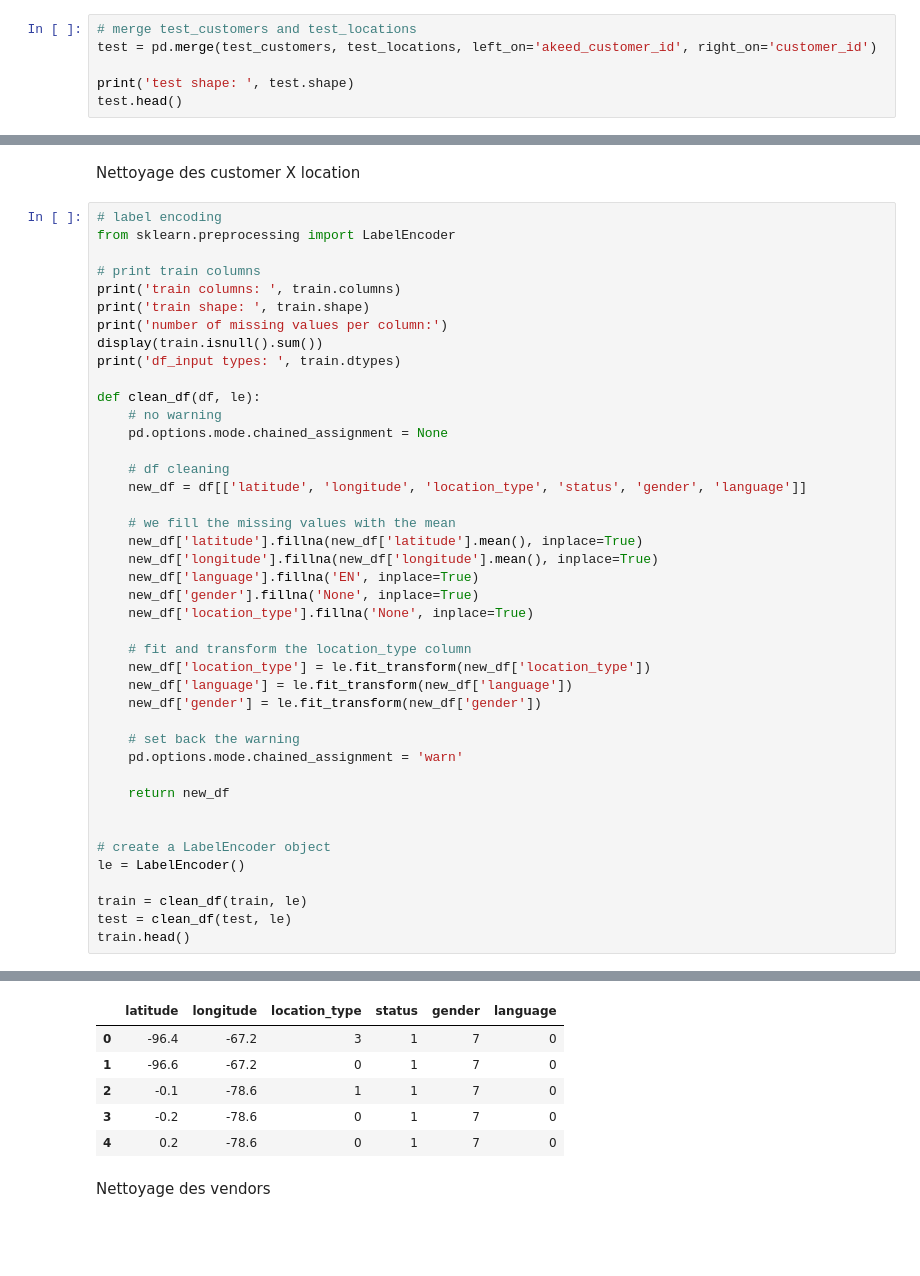
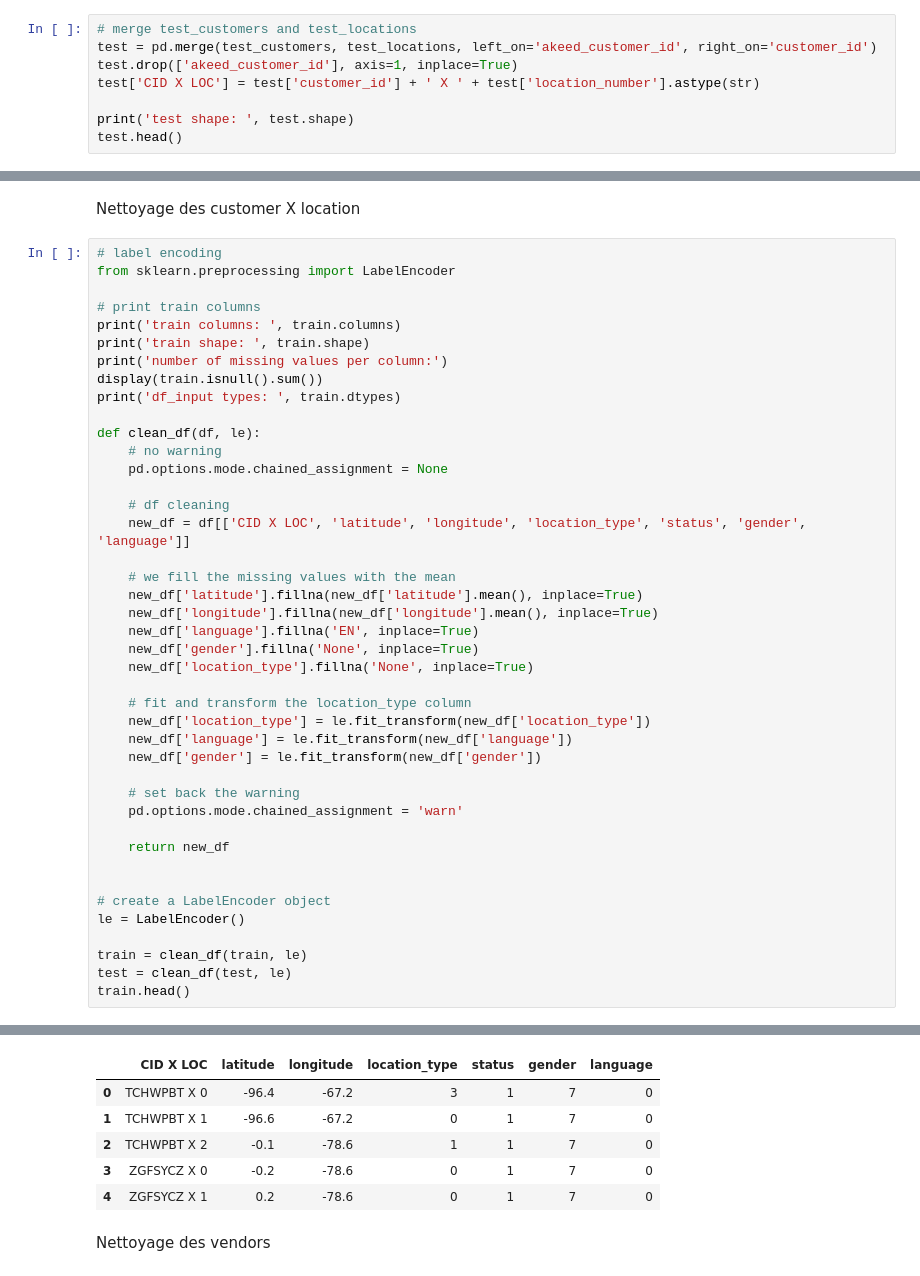
Before and after one commit to pili27/rema, a Jupyter notebook: FinalProject_Notebook.ipynb, the cells around one changed output, grey strips where cells are left out. Saved outputs shown, nothing was run; the diff lists cells and outputs as text; blank space fills up the shorter version.

```diff
--- a/FinalProject_Notebook.ipynb
+++ b/FinalProject_Notebook.ipynb
@@ -99,6 +106,8 @@ train shape:  (58213, 13)
 # %%
 # merge test_customers and test_locations
 test = pd.merge(test_customers, test_locations, left_on='akeed_customer_id', right_on='customer_id')
+test.drop(['akeed_customer_id'], axis=1, inplace=True)
+test['CID X LOC'] = test['customer_id'] + ' X ' + test['location_number'].astype(str)
 
 print('test shape: ', test.shape)
 test.head()
@@ -171,7 +180,7 @@ def clean_df(df, le):
     pd.options.mode.chained_assignment = None
 
     # df cleaning
-    new_df = df[['latitude', 'longitude', 'location_type', 'status', 'gender', 'language']]
+    new_df = df[['CID X LOC', 'latitude', 'longitude', 'location_type', 'status', 'gender', 'language']]
 
     # we fill the missing values with the mean
     new_df['latitude'].fillna(new_df['latitude'].mean(), inplace=True)
@@ -205,39 +214,39 @@ train columns:  Index(['gender', 'dob', 'status', 'verified', 'language', 'creat
 train shape:  (58213, 13)
 number of missing values per column:
 gender             17051
 dob                53018
 status                 0
 verified               0
 language           15769
 created_at             0
 updated_at             0
 customer_id            0
 location_number        0
 location_type      26593
 latitude               6
 longitude              6
 CID X LOC              0
 dtype: int64
 df_input types:  gender              object
 dob                float64
 status               int64
 verified             int64
 language            object
 created_at          object
 updated_at          object
 customer_id         object
 location_number      int64
 location_type       object
 latitude           float64
 longitude          float64
 CID X LOC           object
 dtype: object
-|  | latitude | longitude | location_type | status | gender | language |
-| 0 | -96.4 | -67.2 | 3 | 1 | 7 | 0 |
-| 1 | -96.6 | -67.2 | 0 | 1 | 7 | 0 |
-| 2 | -0.1 | -78.6 | 1 | 1 | 7 | 0 |
-| 3 | -0.2 | -78.6 | 0 | 1 | 7 | 0 |
-| 4 | 0.2 | -78.6 | 0 | 1 | 7 | 0 |
+|  | CID X LOC | latitude | longitude | location_type | status | gender | language |
+| 0 | TCHWPBT X 0 | -96.4 | -67.2 | 3 | 1 | 7 | 0 |
+| 1 | TCHWPBT X 1 | -96.6 | -67.2 | 0 | 1 | 7 | 0 |
+| 2 | TCHWPBT X 2 | -0.1 | -78.6 | 1 | 1 | 7 | 0 |
+| 3 | ZGFSYCZ X 0 | -0.2 | -78.6 | 0 | 1 | 7 | 0 |
+| 4 | ZGFSYCZ X 1 | 0.2 | -78.6 | 0 | 1 | 7 | 0 |
 # %% [markdown]
 Nettoyage des vendors
 # %%
```
Also changed, not shown: parts of 26 cells of this notebook.
